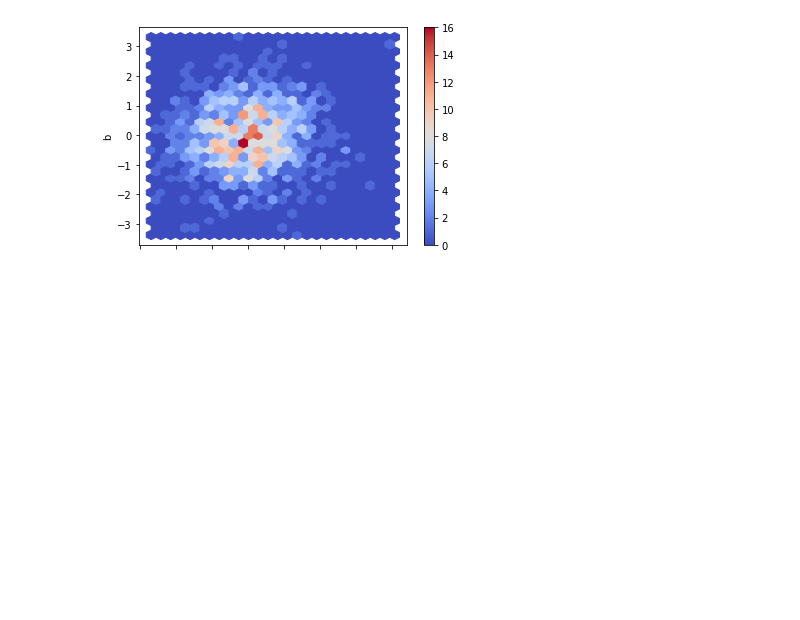
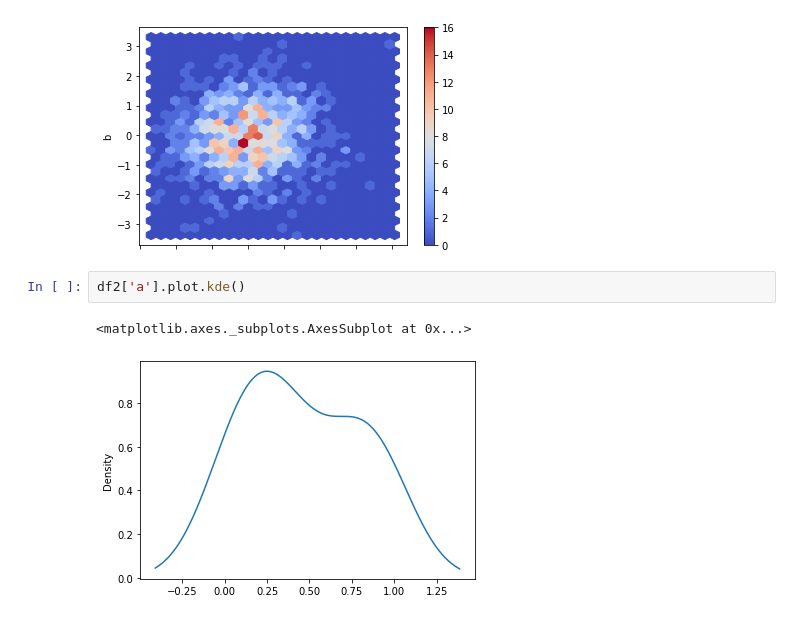
Before and after one commit to pranjulknit/FinAnalysis, a Jupyter notebook: Visualization_with_matplotlib/numpy,pandas,seaborn.ipynb, the cells around one changed output. Cells and saved outputs as stored; diff of their text form; blank space fills up the shorter version.

```diff
--- a/Visualization_with_matplotlib/numpy,pandas,seaborn.ipynb
+++ b/Visualization_with_matplotlib/numpy,pandas,seaborn.ipynb
@@ -105,3 +105,8 @@ df.plot.hexbin(x='a',y='b',gridsize=25,cmap='coolwarm')
 # %% [output]
 <matplotlib.axes._subplots.AxesSubplot at 0x...>
 [figure]
+# %%
+df2['a'].plot.kde()
+# %% [output]
+<matplotlib.axes._subplots.AxesSubplot at 0x...>
+[figure, added]
```
Also changed, not shown: parts of 1 cell of this notebook.
